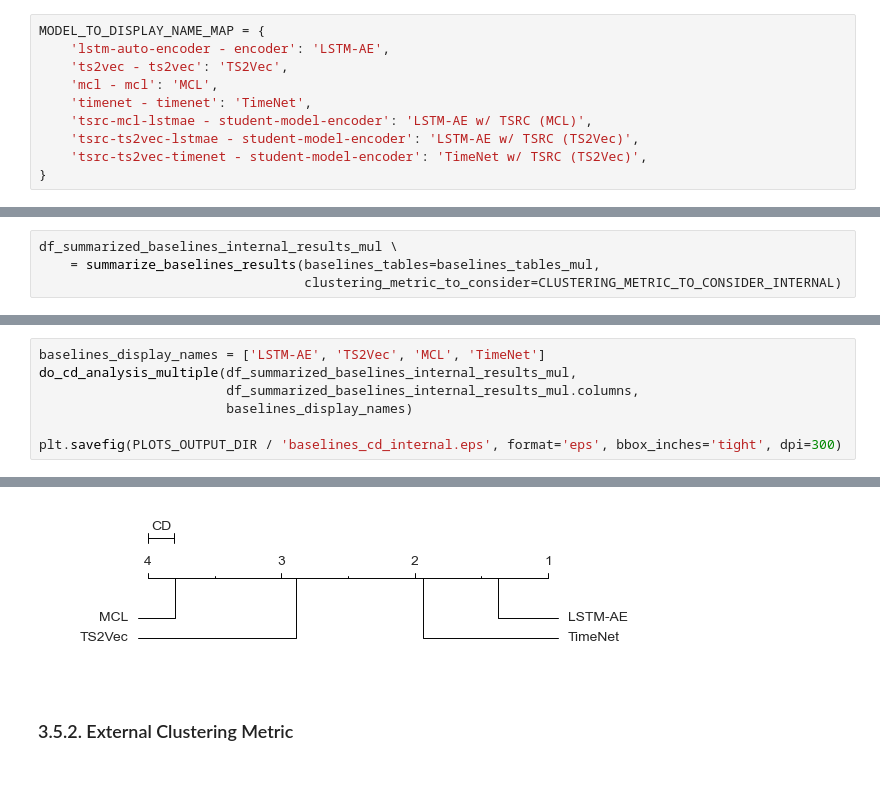
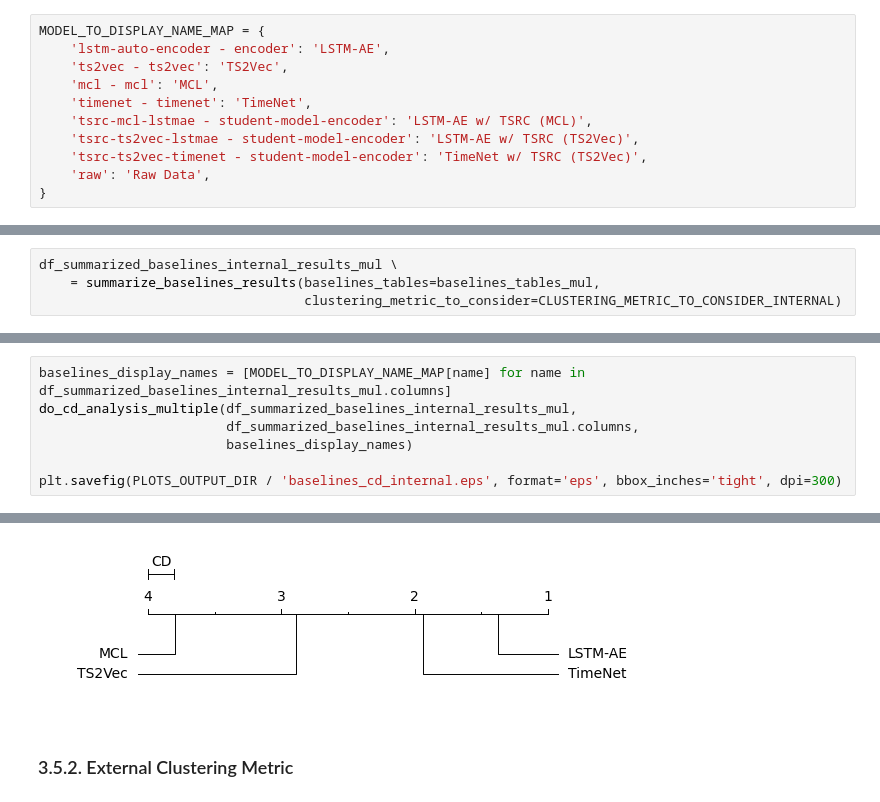
Before and after one commit to ADA-research/TSRC, a Jupyter notebook: notebooks/results_analysis.ipynb, the cells around one changed output, grey strips where cells are left out. Drawn from its saved outputs; the diff is of its cells as text.

```diff
--- a/notebooks/results_analysis.ipynb
+++ b/notebooks/results_analysis.ipynb
@@ -29,6 +29,7 @@ MODEL_TO_DISPLAY_NAME_MAP = {
     'tsrc-mcl-lstmae - student-model-encoder': 'LSTM-AE w/ TSRC (MCL)',
     'tsrc-ts2vec-lstmae - student-model-encoder': 'LSTM-AE w/ TSRC (TS2Vec)',
     'tsrc-ts2vec-timenet - student-model-encoder': 'TimeNet w/ TSRC (TS2Vec)',
+    'raw': 'Raw Data',
 }
 # %%
 EXPERIMENTS_MAIN_OUTPUTS_DIR = Path('../experiments_outputs/')
@@ -786,6 +822,6 @@ df_summarized_baselines_internal_results_mul
 112 rows × 4 columns
 # %%
-baselines_display_names = ['LSTM-AE', 'TS2Vec', 'MCL', 'TimeNet']
+baselines_display_names = [MODEL_TO_DISPLAY_NAME_MAP[name] for name in df_summarized_baselines_internal_results_mul.columns]
 do_cd_analysis_multiple(df_summarized_baselines_internal_results_mul,
                         df_summarized_baselines_internal_results_mul.columns,
                         baselines_display_names)
@@ -796,15 +832,15 @@ Statistics=1146.3321428571435, p=3.2293240142992232e-248
 Significant differences found. Proceeding to CD analysis.
 Number of datasets: 560
 Number of algorithms: 4
 Critical difference: 0.19820512187990647
 
 Algorithm Name                 Rank
 -------------------------------------
 LSTM-AE                        1.38
 TimeNet                        1.93
 TS2Vec                         2.89
 MCL                            3.80
-[figure, old version]
+[figure, new version]
 # %% [markdown]
 ### 3.5.2. External Clustering Metric
 # %%
```
Also changed, not shown: parts of 36 cells of this notebook, 1 other file.
